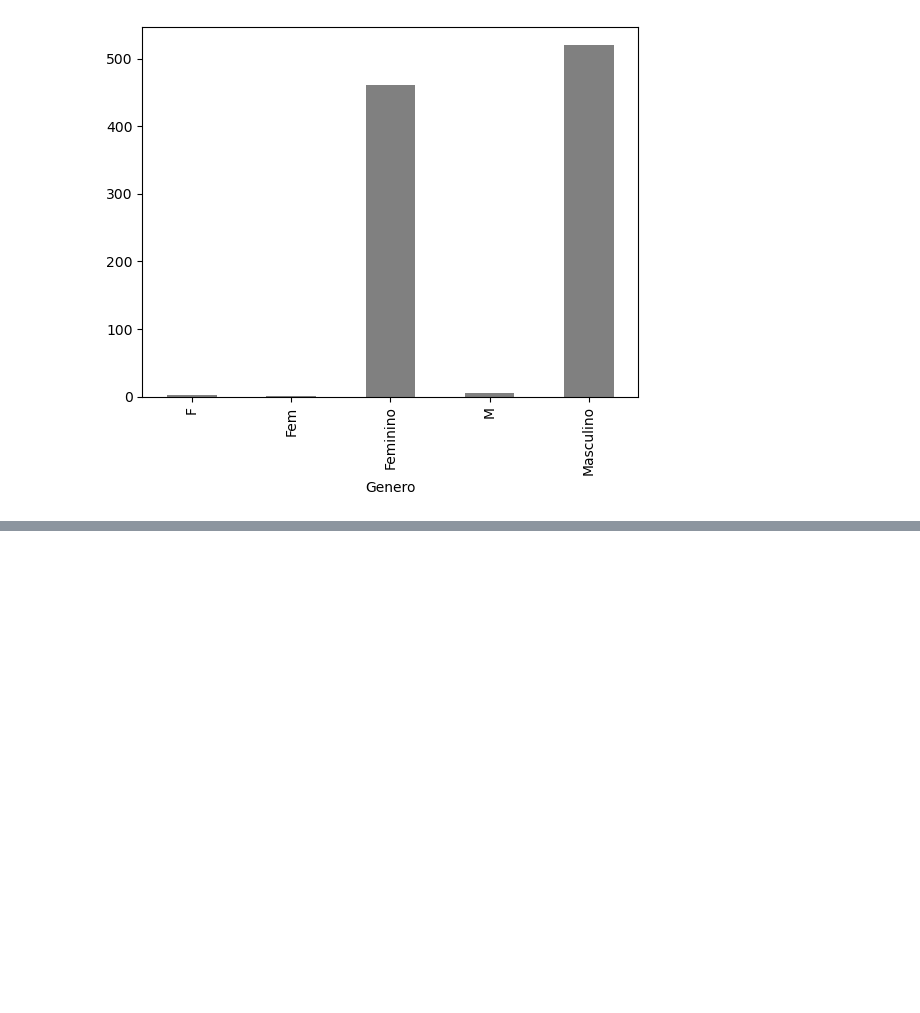
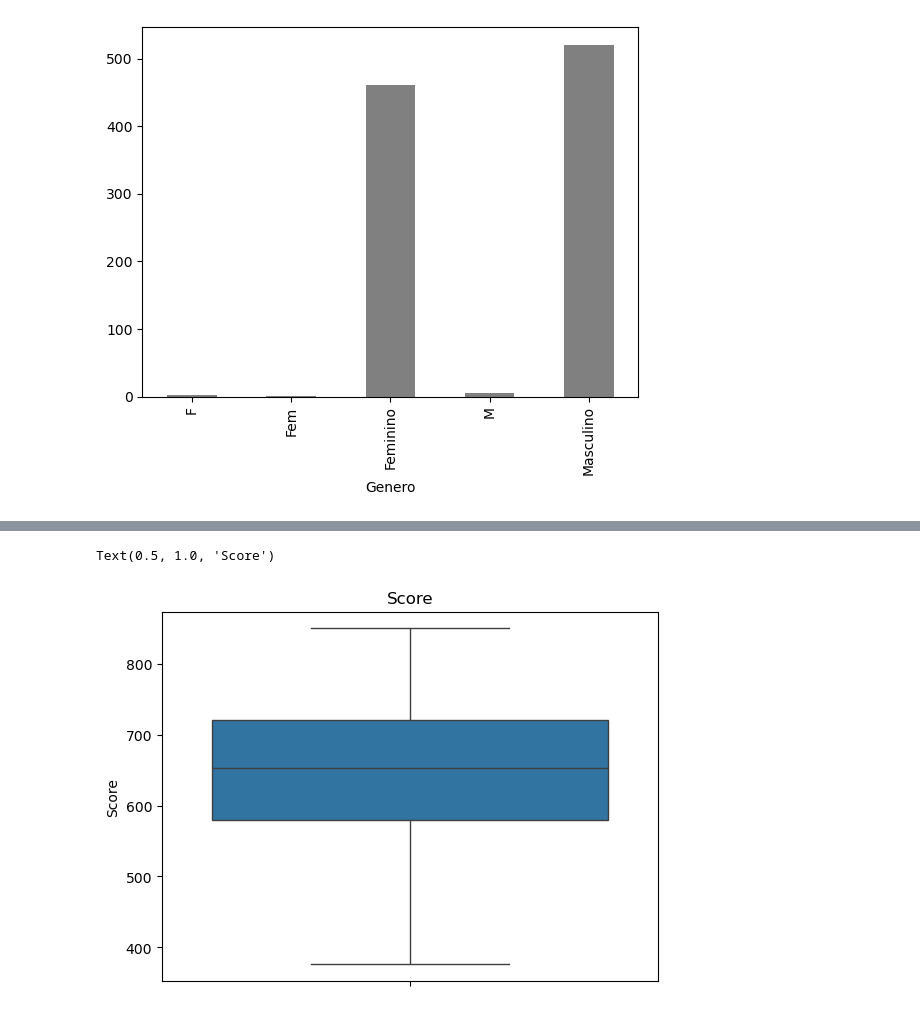
Before and after one commit to RodrigoD4v/FormacaoCD_Python, a Jupyter notebook: LimpezaTratamentoDeDados/notebooks/limpezatratemento.ipynb, the cells around one changed output, grey strips where cells are left out. Cells and saved outputs as stored; diff of their text form; code cells hidden in the pictures; blank space fills up the shorter version.

Commit message:
Explorando a variável numérica Score e visualizando seus gráficos

```diff
--- a/LimpezaTratamentoDeDados/notebooks/limpezatratemento.ipynb
+++ b/LimpezaTratamentoDeDados/notebooks/limpezatratemento.ipynb
@@ -65,0 +79,5 @@ agrupado2.plot.bar(color='gray')
+# %%
+srn.boxplot(dataset['Score']).set_title('Score')
+# %% [output]
+Text(0.5, 1.0, 'Score')
+[figure, added]
```
Also changed, not shown: parts of 2 cells of this notebook.
